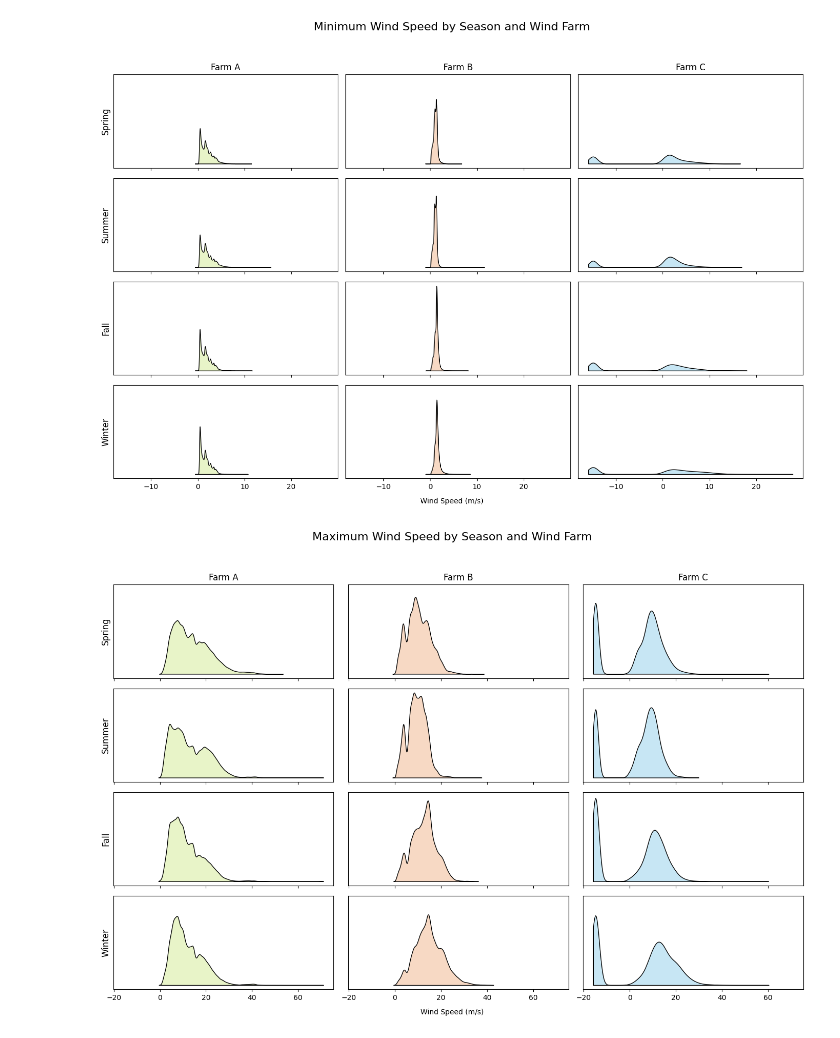
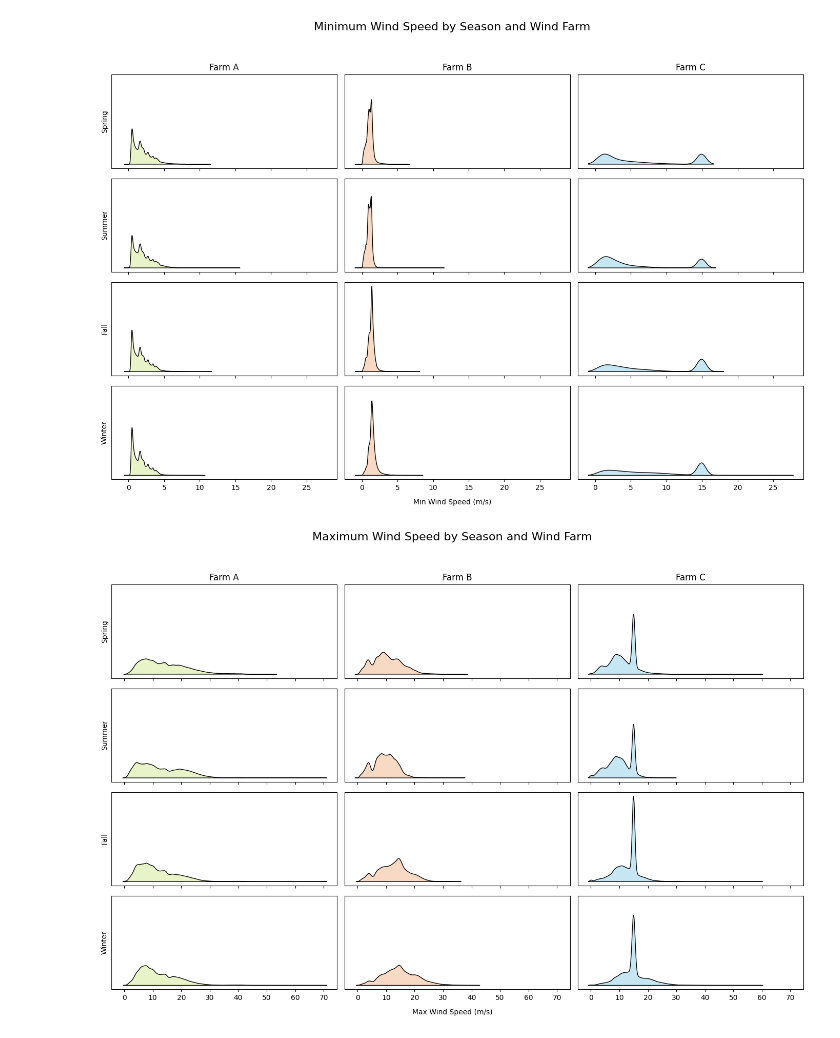
Before and after one commit to claire-wisniewski/finalProject, a Jupyter notebook: Claire/min_max_speed_dist.ipynb, the cells around one changed output. Saved outputs shown, nothing was run; the diff lists cells and outputs as text; code cells hidden in the pictures.

Commit message:
update plots

```diff
--- a/Claire/min_max_speed_dist.ipynb
+++ b/Claire/min_max_speed_dist.ipynb
@@ -29,10 +29,17 @@ dfB['farm'] = 'B'
 dfC['farm'] = 'C'
 
 df = pd.concat([dfA, dfB, dfC])
+
+# create season column
 df['season'] = df['time_stamp'].apply(get_season)
 df.drop(columns = ['time_stamp'], inplace = True)
+
+# force positive speed values
+for col in use_cols:
+    if col != 'time_stamp':
+        df[col] = df[col].apply(abs)
 # %%
-def ridge_grid(df, value_col, title):
+def ridge_grid(df, ylabel, value_col, title):
     # make plot and subplots
     fig, axes = plt.subplots(
         nrows=len(seasons),
@@ -63,24 +70,24 @@ def ridge_grid(df, value_col, title):
 
             # labels
             if j == 0:
-                ax.set_ylabel(season, fontsize=12)
+                ax.set_ylabel(season)
             if i == 0:
                 ax.set_title(f"Farm {farm}", fontsize=12)
 
             ax.set_yticks([])
 
     fig.suptitle(title, fontsize=16)
-    fig.text(0.5, 0.04, 'Wind Speed (m/s)', ha='center')
+    fig.text(0.5, 0.04, ylabel, ha='center')
     plt.tight_layout(rect=[0, 0.05, 1, 0.95])
     save_as = title.lower().replace(' ', '_') + '.svg'
     plt.savefig(save_as)
     plt.show()
 # %%
-ridge_grid(df, 'min_wind_speed', 'Minimum Wind Speed by Season and Wind Farm')
+ridge_grid(df, 'Min Wind Speed (m/s)', 'min_wind_speed', 'Minimum Wind Speed by Season and Wind Farm')
 # %% [output]
-[figure, old version]
+[figure, new version]
 # %%
-ridge_grid(df, 'max_wind_speed', 'Maximum Wind Speed by Season and Wind Farm')
+ridge_grid(df, 'Max Wind Speed (m/s)', 'max_wind_speed', 'Maximum Wind Speed by Season and Wind Farm')
 # %% [output]
-[figure, old version]
+[figure, new version]
 # %%
```
Also changed, not shown: parts of 2 cells of this notebook, 1 other file.
